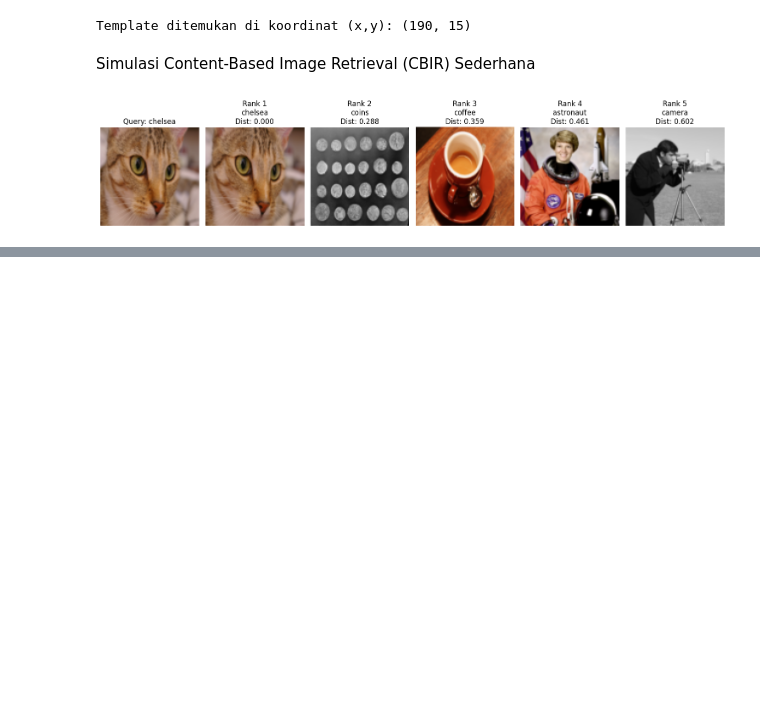
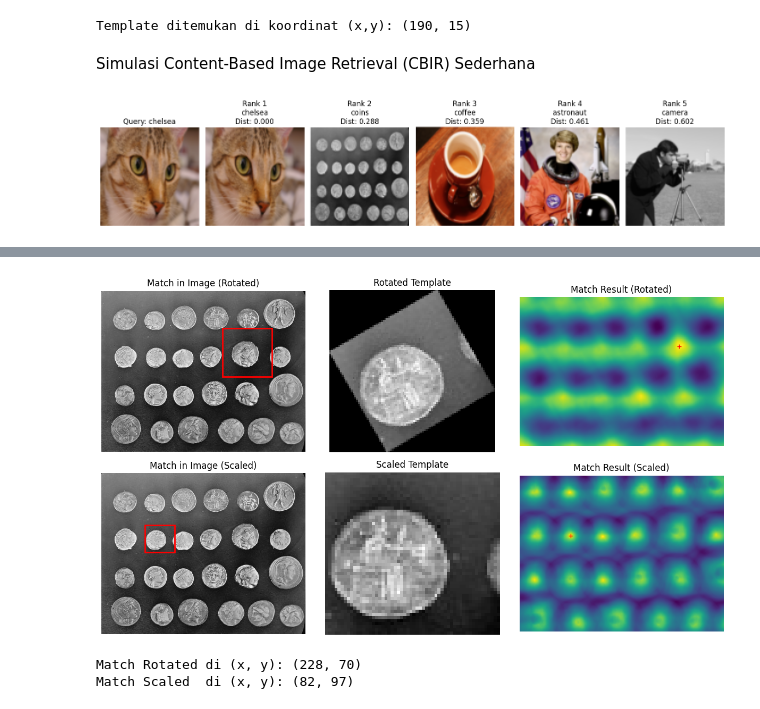
Before and after one commit to IlhamIndraAtmaja/Matkul-Pengolahan-Citra, a Jupyter notebook: JOBSHEET 05.ipynb, the cells around one changed output, grey strips where cells are left out. Drawn from its saved outputs; the diff is of its cells as text; code cells hidden in the pictures; blank space fills up the shorter version.

```diff
--- a/JOBSHEET 05.ipynb
+++ b/JOBSHEET 05.ipynb
@@ -223,0 +293,68 @@ plt.show()
+# %%
+import numpy as np
+import matplotlib.pyplot as plt
+from skimage import data, transform
+from skimage.feature import match_template
+
+# Ambil citra dan template
+image = data.coins()
+template_original = image[15:80, 190:260]
+
+# Rotasi dan ubah ukuran template
+template_rotated = transform.rotate(template_original, angle=30, resize=True)
+template_scaled = transform.rescale(template_original, scale=0.8, anti_aliasing=True)
+
+# Matching template yang dirotasi
+result_rotated = match_template(image, template_rotated)
+ij_rotated = np.unravel_index(np.argmax(result_rotated), result_rotated.shape)
+x_rot, y_rot = ij_rotated[::-1]
+h_rot, w_rot = template_rotated.shape
+
+# Matching template yang diubah ukurannya
+result_scaled = match_template(image, template_scaled)
+ij_scaled = np.unravel_index(np.argmax(result_scaled), result_scaled.shape)
+x_scl, y_scl = ij_scaled[::-1]
+h_scl, w_scl = template_scaled.shape
+
+# Visualisasi
+fig, axes = plt.subplots(2, 3, figsize=(12, 7))
+
+# Rotated
+axes[0, 0].imshow(image, cmap='gray')
+axes[0, 0].add_patch(plt.Rectangle((x_rot, y_rot), w_rot, h_rot, edgecolor='r', facecolor='none', lw=2))
+axes[0, 0].set_title('Match in Image (Rotated)')
+axes[0, 0].axis('off')
+
+axes[0, 1].imshow(template_rotated, cmap='gray')
+axes[0, 1].set_title('Rotated Template')
+axes[0, 1].axis('off')
+
+axes[0, 2].imshow(result_rotated, cmap='viridis')
+axes[0, 2].plot(x_rot, y_rot, 'r+')
+axes[0, 2].set_title('Match Result (Rotated)')
+axes[0, 2].axis('off')
+
+# Scaled
+axes[1, 0].imshow(image, cmap='gray')
+axes[1, 0].add_patch(plt.Rectangle((x_scl, y_scl), w_scl, h_scl, edgecolor='r', facecolor='none', lw=2))
+axes[1, 0].set_title('Match in Image (Scaled)')
+axes[1, 0].axis('off')
+
+axes[1, 1].imshow(template_scaled, cmap='gray')
+axes[1, 1].set_title('Scaled Template')
+axes[1, 1].axis('off')
+
+axes[1, 2].imshow(result_scaled, cmap='viridis')
+axes[1, 2].plot(x_scl, y_scl, 'r+')
+axes[1, 2].set_title('Match Result (Scaled)')
+axes[1, 2].axis('off')
+
+plt.tight_layout()
+plt.show()
+
+print(f"Match Rotated di (x, y): ({x_rot}, {y_rot})")
+print(f"Match Scaled  di (x, y): ({x_scl}, {y_scl})")
+# %% [output]
+[figure, added]
+Match Rotated di (x, y): (228, 70)
+Match Scaled  di (x, y): (82, 97)
```
Also changed, not shown: parts of 1 cell of this notebook.
